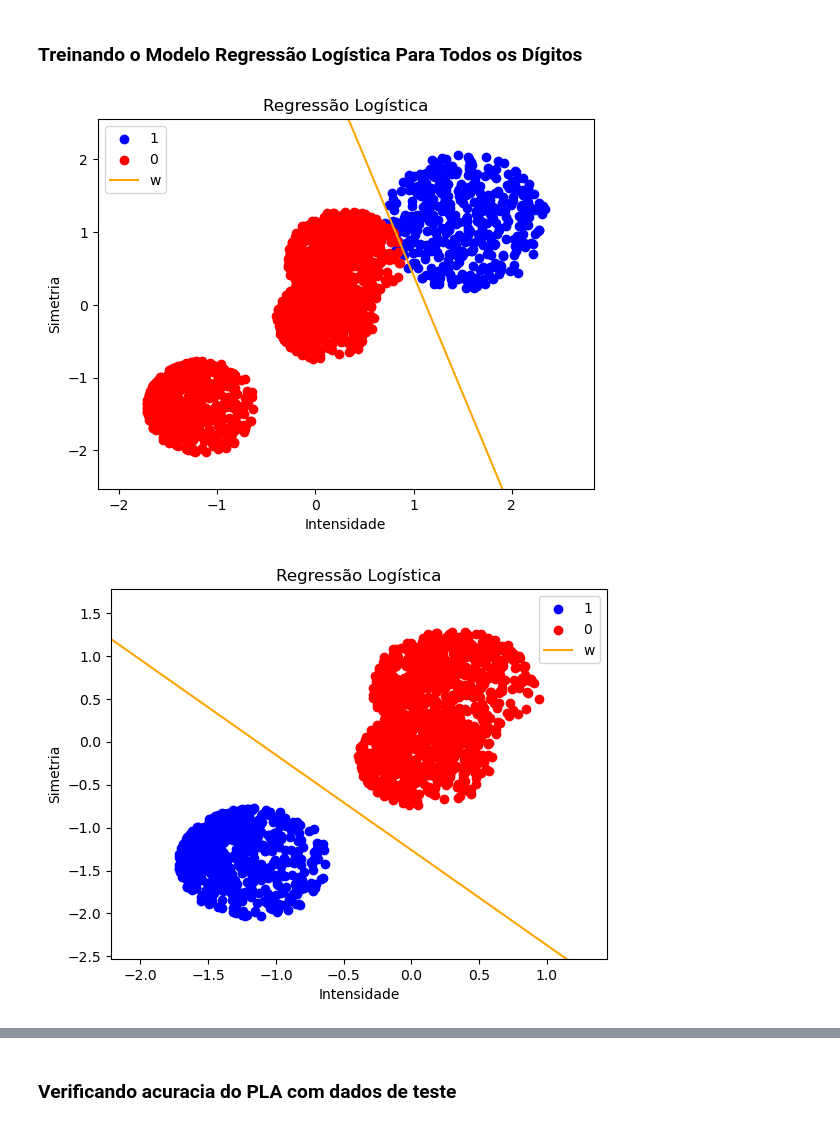
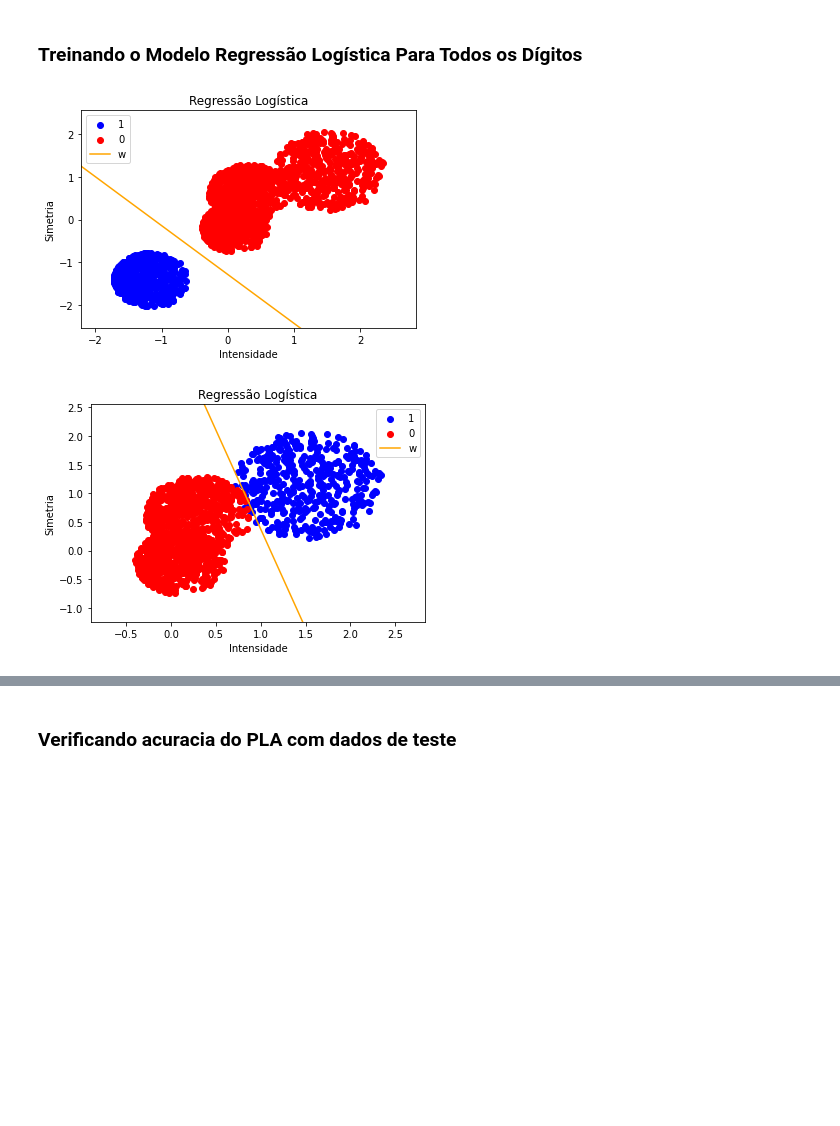
Before and after one commit to ivoaraujo17/Machine_Learning_Project_1, a Jupyter notebook: todos_vs_todos.ipynb, the cells around one changed output, grey strips where cells are left out. Cells and saved outputs as stored; diff of their text form; code cells hidden in the pictures; blank space fills up the shorter version.

```diff
--- a/todos_vs_todos.ipynb
+++ b/todos_vs_todos.ipynb
@@ -38,19 +38,20 @@ plt.show()
 X = train[['intensidade', 'simetria']].values
 y_train = train['label'].values
 
-X_train = f.padronizar(X)
+X_train, paramentros = f.padronizar(X)
 
 X_test = test[['intensidade', 'simetria']].values
 y_test = test['label'].values
 
-X_test = f.padronizar(X_test)
+#X_test, paramentros = f.padronizar(X_test, paramentros)
+X_test, paramentros = f.padronizar(X_test)
 # %% [markdown]
 ### Treinando o Modelo PLA Para Todos os Dígitos
 # %%
 y_ = y_train.copy()
 X_ = X_train.copy()
 modelos_pla = []
-for i in (0, 1, 4):
+for i in (1, 0, 4):
     y_binary = np.where(y_ == i, 1, -1)
     pla = PlaPocket(X_, y_binary)
     pla.fit()
@@ -74,7 +75,7 @@ y_ = y_train.copy()
 X_ = X_train.copy()
 print(X_.shape)
 modelos_rlin = []
-for i in (0, 1, 4):
+for i in (1, 0, 4):
     y_binary = np.where(y_ == i, 1, -1)
     rlin = RegressaoLinear(X_, y_binary)
     rlin.fit()
@@ -97,20 +98,20 @@ for i in (0, 1, 4):
 # %%
 y_ = y_train.copy()
 X_ = X_train.copy()
 modelos_rlog = []
-for i in (0, 1, 4):
+for i in (1, 0, 4):
     y_binary = np.where(y_ == i, 1, 0)
     rlog = RegressaoLogistica(X_, y_binary)
     rlog.fit()
     rlog.plot()
 
     y_pred = rlog.predict(X_)
     lista_index = np.where(y_pred == 1)[0]
 
     y_ = np.delete(y_, lista_index, axis=0)
     X_ = np.delete(X_, lista_index, axis=0)
 
     modelos_rlog.append(rlog)
 # %% [output]
-[figure, old version]
+[figure, new version]
-[figure, old version]
+[figure, new version]
```
Also changed, not shown: parts of 7 cells of this notebook, 2 other files.
